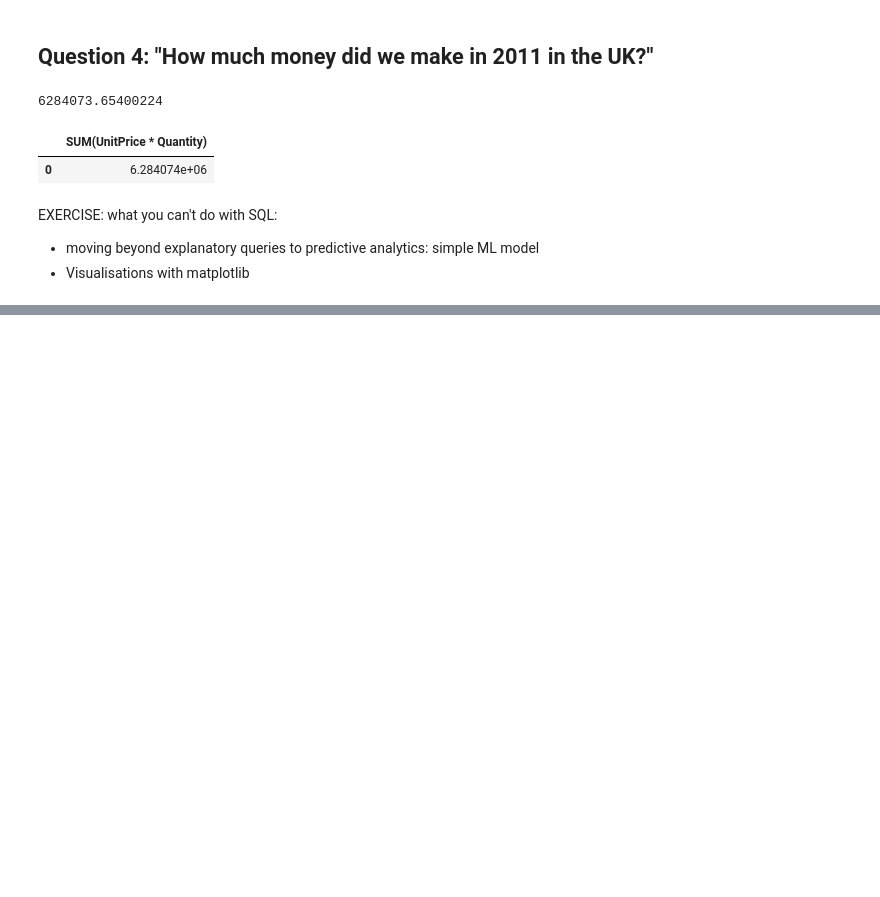
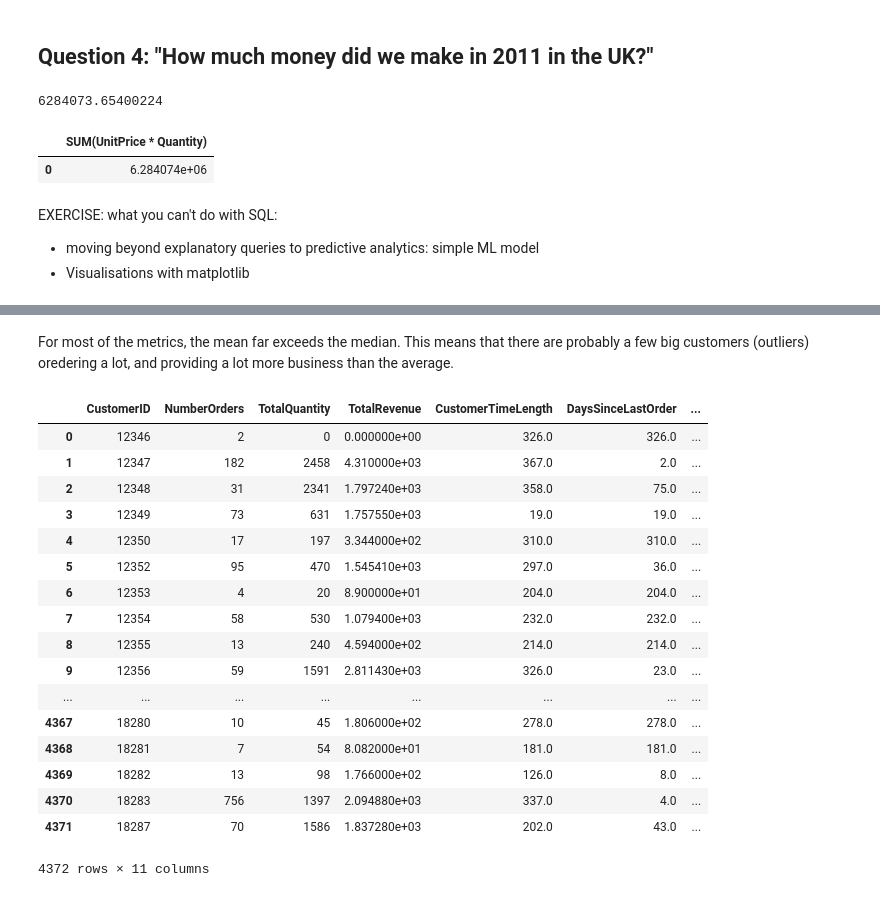
Before and after one commit to rachelkberryman/From_SQL_to_Python, a Jupyter notebook: From SQL to Python - Practice for Making the Switch.ipynb, the cells around one changed output, grey strips where cells are left out. Cells and saved outputs as stored; diff of their text form; code cells hidden in the pictures; blank space fills up the shorter version.

Commit message:
adding examples of using python functions for data analysis

```diff
--- a/From SQL to Python - Practice for Making the Switch.ipynb
+++ b/From SQL to Python - Practice for Making the Switch.ipynb
@@ -195,0 +192,18 @@ EXERCISE: what you can't do with SQL:
+# %%
+def create_customer_table(df):
+    # Groups purchasing data by customer ID.
+
+    # create number_orders df
+    customer_df = df.groupby(by='CustomerID', as_index=False)['InvoiceNo'].count()
+
+    # create total metrics: sum of float values
+    for indicator in ['Quantity', 'Revenue']:
+        new_col = df.groupby(by='CustomerID', as_index=False)[indicator].sum()
+        customer_df = customer_df.merge(new_col, how='inner', right_on='CustomerID', left_on='CustomerID')
+
+    customer_df.columns = ['CustomerID', 'NumberOrders', 'TotalQuantity', 'TotalRevenue']
+
+    return customer_df
+# %%
+customer_df = create_customer_table(data)
+customer_df.tail()
@@ -195,0 +246,5 @@ EXERCISE: what you can't do with SQL:
+# %%
+customer_df = calculate_customer_loyalty_metris(customer_df, data)
+
+# using iloc to select a random few rows to look at.
+customer_df.iloc[3:10]
@@ -195,0 +276,37 @@ EXERCISE: what you can't do with SQL:
+# %% [markdown]
+For most of the metrics, the mean far exceeds the median. This means that there are probably a few big customers (outliers) oredering a lot, and providing a lot more business than the average.
+# %%
+def check_for_outliers(row, metric, cutoff):
+    # helper function for creating customer segments
+    if row[metric] > cutoff:
+        return 'Yes'
+    else:
+        return 'No'
+
+def create_customer_segments(customer_df):
+    for metric in list(customer_df.columns)[1:]:
+        cutoff = customer_df[metric].mean()
+        customer_df[metric + 'Outlier'] = customer_df.apply(lambda x: check_for_outliers(x, metric, cutoff), axis=1)
+    if
+    return customer_df
+# %%
+create_customer_segments(customer_df)
+# %% [output]
+|  | CustomerID | NumberOrders | TotalQuantity | TotalRevenue | CustomerTimeLength | DaysSinceLastOrder | ... |
+| 0 | 12346 | 2 | 0 | 0.000000e+00 | 326.0 | 326.0 | ... |
+| 1 | 12347 | 182 | 2458 | 4.310000e+03 | 367.0 | 2.0 | ... |
+| 2 | 12348 | 31 | 2341 | 1.797240e+03 | 358.0 | 75.0 | ... |
+| 3 | 12349 | 73 | 631 | 1.757550e+03 | 19.0 | 19.0 | ... |
+| 4 | 12350 | 17 | 197 | 3.344000e+02 | 310.0 | 310.0 | ... |
+| 5 | 12352 | 95 | 470 | 1.545410e+03 | 297.0 | 36.0 | ... |
+| 6 | 12353 | 4 | 20 | 8.900000e+01 | 204.0 | 204.0 | ... |
+| 7 | 12354 | 58 | 530 | 1.079400e+03 | 232.0 | 232.0 | ... |
+| 8 | 12355 | 13 | 240 | 4.594000e+02 | 214.0 | 214.0 | ... |
+| 9 | 12356 | 59 | 1591 | 2.811430e+03 | 326.0 | 23.0 | ... |
+| ... | ... | ... | ... | ... | ... | ... | ... |
+| 4367 | 18280 | 10 | 45 | 1.806000e+02 | 278.0 | 278.0 | ... |
+| 4368 | 18281 | 7 | 54 | 8.082000e+01 | 181.0 | 181.0 | ... |
+| 4369 | 18282 | 13 | 98 | 1.766000e+02 | 126.0 | 8.0 | ... |
+| 4370 | 18283 | 756 | 1397 | 2.094880e+03 | 337.0 | 4.0 | ... |
+| 4371 | 18287 | 70 | 1586 | 1.837280e+03 | 202.0 | 43.0 | ... |
+4372 rows × 11 columns
```
Also changed, not shown: parts of 18 cells of this notebook.
